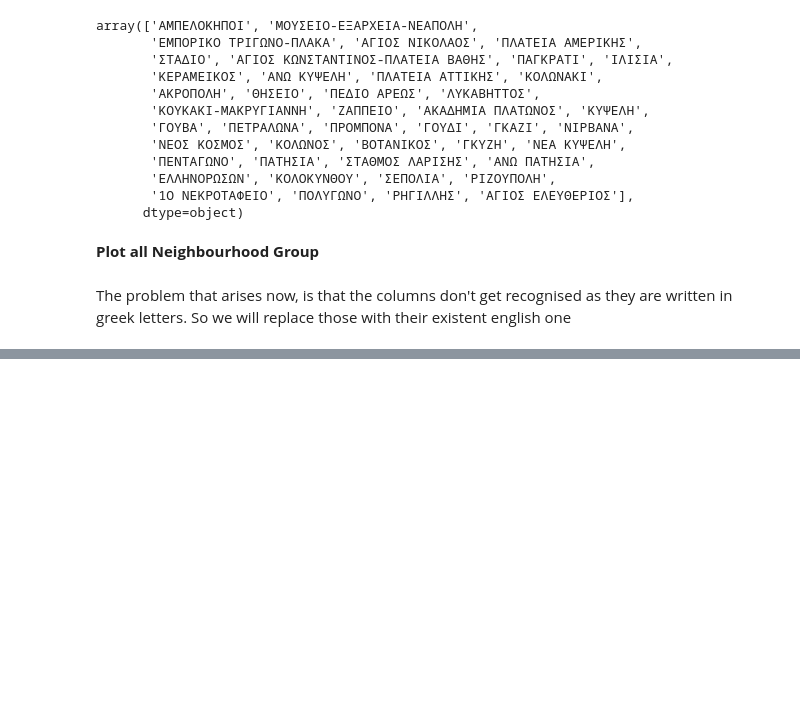
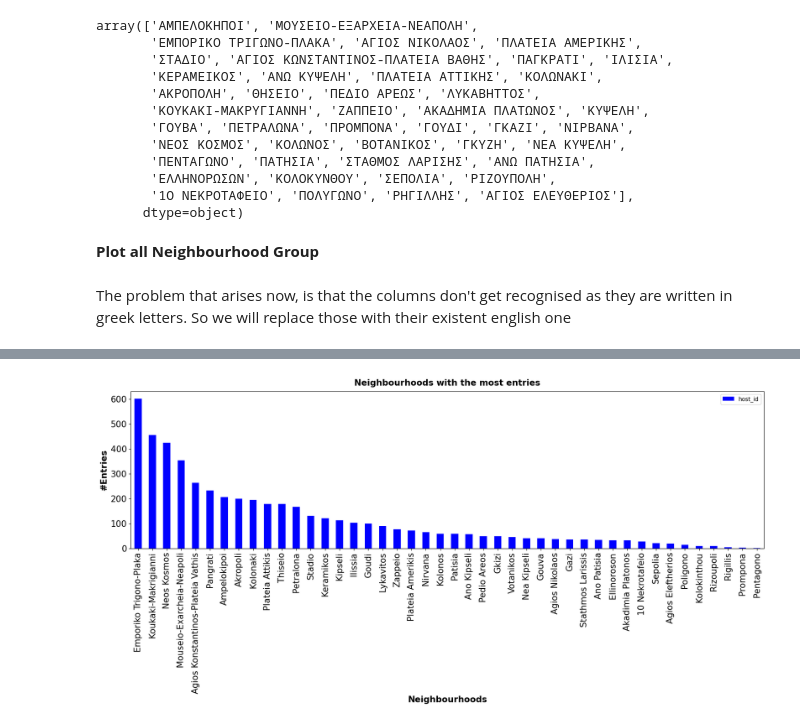
Before and after one commit to kostistzim/Airbnb-Athens-Data-Analysis, a Jupyter notebook: AirBnb_Athens_DataAnalysis.ipynb, the cells around one changed output, grey strips where cells are left out. Cells and saved outputs as stored; diff of their text form; code cells hidden in the pictures; blank space fills up the shorter version.

```diff
--- a/AirBnb_Athens_DataAnalysis.ipynb
+++ b/AirBnb_Athens_DataAnalysis.ipynb
@@ -311,3 +311,16 @@ airbnb.replace(to_replace='ΝΕΟΣ ΚΟΣΜΟΣ',value='Neos Kosmos',inplace=Tr
 airbnb.replace(to_replace='ΚΟΛΩΝΟΣ',value='Kolonos',inplace=True)
 airbnb.replace(to_replace='ΒΟΤΑΝΙΚΟΣ',value='Votanikos',inplace=True)
 airbnb.replace(to_replace='ΓΚΥΖΗ',value='Gkizi',inplace=True)
+airbnb.replace(to_replace='ΝΕΑ ΚΥΨΕΛΗ',value='Nea Kipseli',inplace=True)
+airbnb.replace(to_replace='ΠΕΝΤΑΓΩΝΟ',value='Pentagono',inplace=True)
+airbnb.replace(to_replace='ΠΑΤΗΣΙΑ',value='Patisia',inplace=True)
+airbnb.replace(to_replace='ΣΤΑΘΜΟΣ ΛΑΡΙΣΗΣ',value='Stathmos Larissis',inplace=True)
+airbnb.replace(to_replace='ΑΝΩ ΠΑΤΗΣΙΑ',value='Ano Patisia',inplace=True)
+airbnb.replace(to_replace='ΕΛΛΗΝΟΡΩΣΩΝ',value='Ellinoroson',inplace=True)
+airbnb.replace(to_replace='ΚΟΛΟΚΥΝΘΟΥ',value='Kolokinthou',inplace=True)
+airbnb.replace(to_replace='ΣΕΠΟΛΙΑ',value='Sepolia',inplace=True)
+airbnb.replace(to_replace='ΡΙΖΟΥΠΟΛΗ',value='Rizoupoli',inplace=True)
+airbnb.replace(to_replace='1Ο ΝΕΚΡΟΤΑΦΕΙΟ',value='10 Nekrotafeio',inplace=True)
+airbnb.replace(to_replace='ΠΟΛΥΓΩΝΟ',value='Poligono',inplace=True)
+airbnb.replace(to_replace='ΡΗΓΙΛΛΗΣ',value='Rigillis',inplace=True)
+airbnb.replace(to_replace='ΑΓΙΟΣ ΕΛΕΥΘΕΡΙΟΣ',value='Agios Eleftherios',inplace=True)
@@ -315,0 +342,8 @@ NameError: ignored
+# %%
+airbnb.groupby(by='neighbourhood_cleansed',as_index=False).agg({'host_id':'nunique'}).sort_values(['host_id'],ascending=False,ignore_index=True).plot.bar(x='neighbourhood_cleansed',color='blue',fontsize=15,figsize=(20,5))
+plt.title('Neighbourhoods with the most entries',fontweight='bold',fontsize=15,pad=10)
+plt.ylabel('#Entries',fontweight='bold',fontsize=15)
+plt.xlabel('Neighbourhoods',fontweight='bold',fontsize=15)
+plt.show()
+# %% [output]
+[figure, added]
```
Also changed, not shown: parts of 2 cells of this notebook.
